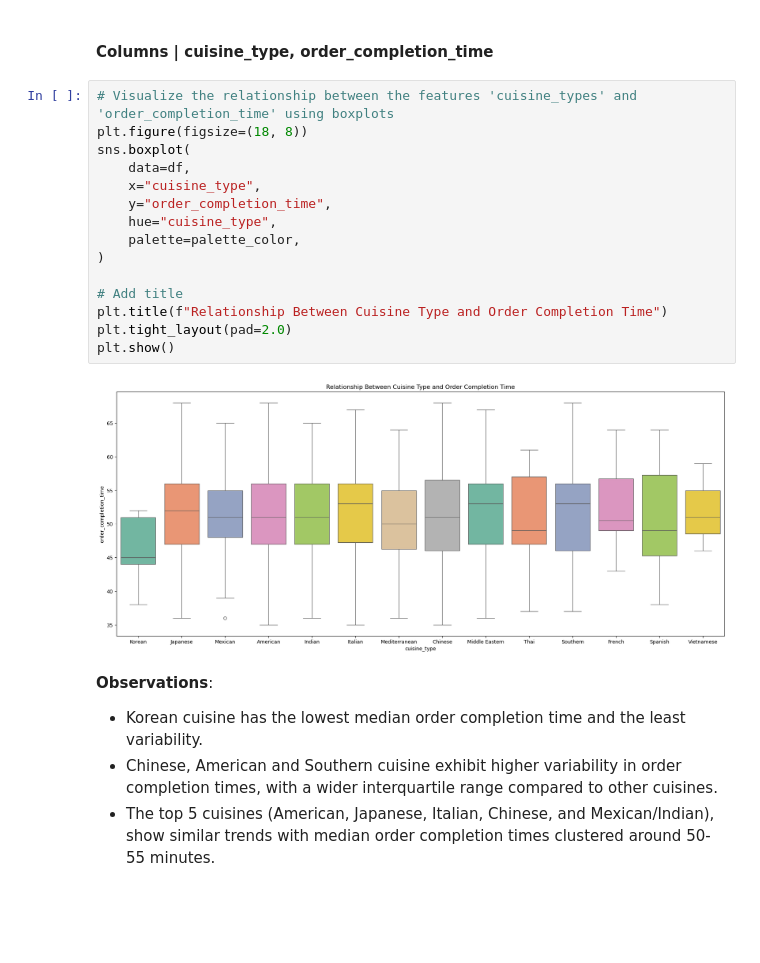
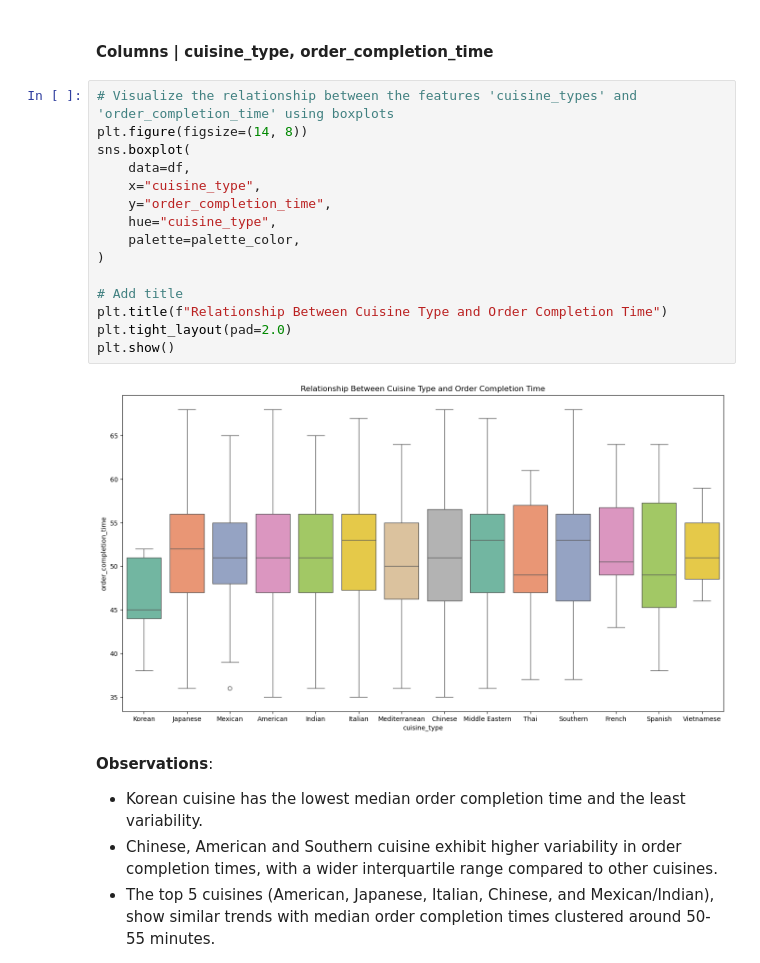
Before and after one commit to tmoesl/customer-demand-analysis, a Jupyter notebook: notebooks/customer-demand-analysis.ipynb, the cells around one changed output. Cells and saved outputs as stored; diff of their text form; blank space fills up the shorter version.

```diff
--- a/notebooks/customer-demand-analysis.ipynb
+++ b/notebooks/customer-demand-analysis.ipynb
@@ -953,21 +953,21 @@ plt.show()
 #### Columns | cuisine_type, order_completion_time
 # %%
 # Visualize the relationship between the features 'cuisine_types' and 'order_completion_time' using boxplots
-plt.figure(figsize=(18, 8))
+plt.figure(figsize=(14, 8))
 sns.boxplot(
     data=df,
     x="cuisine_type",
     y="order_completion_time",
     hue="cuisine_type",
     palette=palette_color,
 )
 
 # Add title
 plt.title(f"Relationship Between Cuisine Type and Order Completion Time")
 plt.tight_layout(pad=2.0)
 plt.show()
 # %% [output]
-[figure, old version]
+[figure, new version]
 # %% [markdown]
 **Observations**:
 - Korean cuisine has the lowest median order completion time and the least variability.
```
Also changed, not shown: parts of 20 cells of this notebook.
